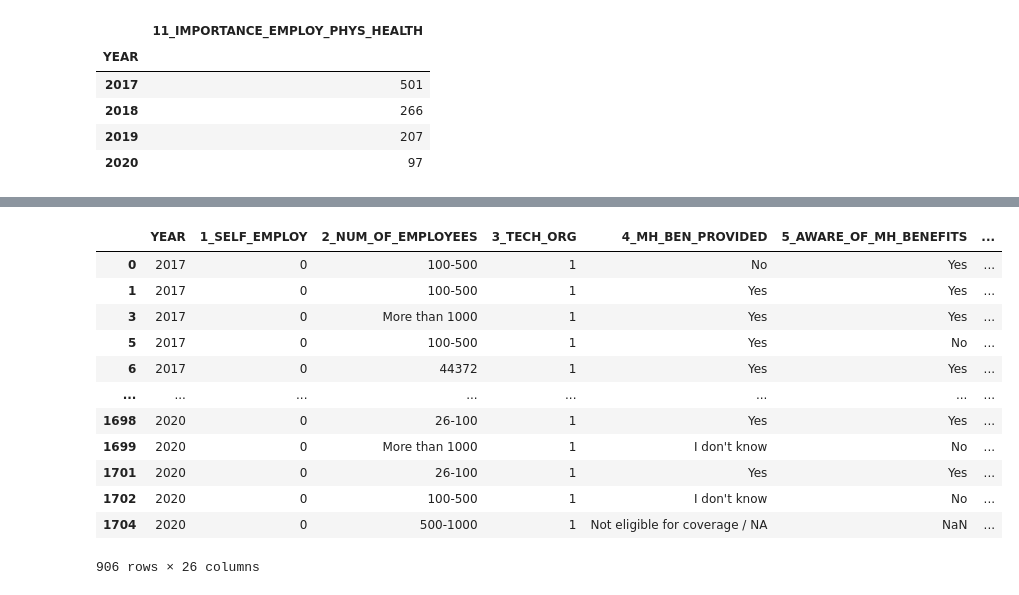
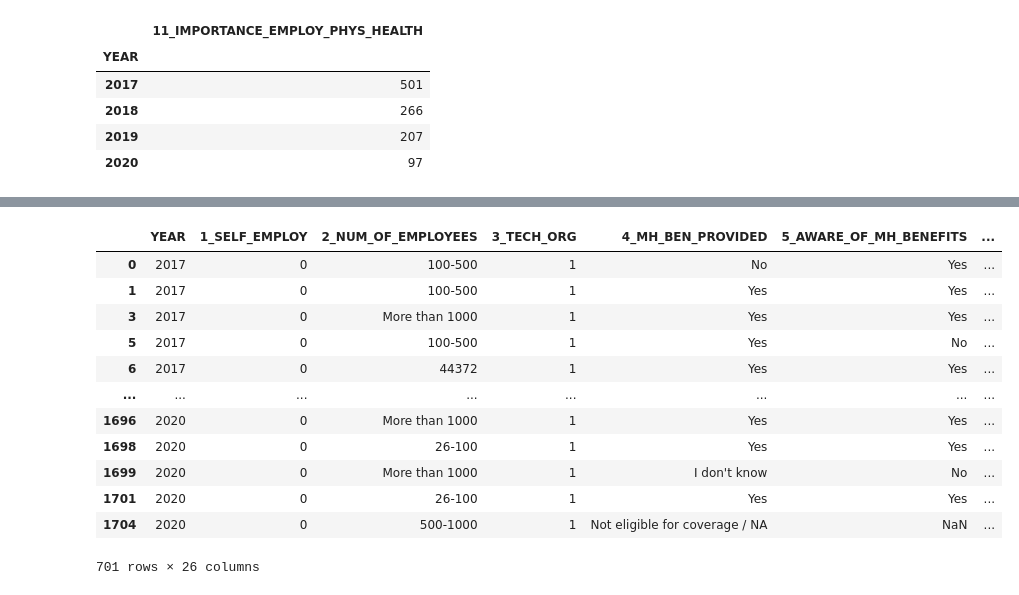
Before and after one commit to bennetyousuf/ProjectOne-MentalHealthinTech, a Jupyter notebook: Working_Notebooks/Mental Health in Tech Data Cleanup - TBG.ipynb, the cells around one changed output, grey strips where cells are left out. Saved outputs shown, nothing was run; the diff lists cells and outputs as text; code cells hidden in the pictures.

```diff
--- a/Working_Notebooks/Mental Health in Tech Data Cleanup - TBG.ipynb
+++ b/Working_Notebooks/Mental Health in Tech Data Cleanup - TBG.ipynb
@@ -116,22 +135,22 @@ importance_mental_value.head(10)
 #importance_mental_total
 # %%
 # Create DF with Question 11 values >5
-importance_physical_value = tech_mental_health.loc[tech_mental_health["11_IMPORTANCE_EMPLOY_PHYS_HEALTH"] >= 5 ]
+importance_physical_value = tech_mental_health.loc[tech_mental_health["11_IMPORTANCE_EMPLOY_PHYS_HEALTH"] >= 6 ]
 importance_physical_value
 # %% [output]
 |  | YEAR | 1_SELF_EMPLOY | 2_NUM_OF_EMPLOYEES | 3_TECH_ORG | 4_MH_BEN_PROVIDED | 5_AWARE_OF_MH_BENEFITS | ... |
 | 0 | 2017 | 0 | 100-500 | 1 | No | Yes | ... |
 | 1 | 2017 | 0 | 100-500 | 1 | Yes | Yes | ... |
 | 3 | 2017 | 0 | More than 1000 | 1 | Yes | Yes | ... |
 | 5 | 2017 | 0 | 100-500 | 1 | Yes | No | ... |
 | 6 | 2017 | 0 | 44372 | 1 | Yes | Yes | ... |
 | ... | ... | ... | ... | ... | ... | ... | ... |
+| 1696 | 2020 | 0 | More than 1000 | 1 | Yes | Yes | ... |
 | 1698 | 2020 | 0 | 26-100 | 1 | Yes | Yes | ... |
 | 1699 | 2020 | 0 | More than 1000 | 1 | I don't know | No | ... |
 | 1701 | 2020 | 0 | 26-100 | 1 | Yes | Yes | ... |
-| 1702 | 2020 | 0 | 100-500 | 1 | I don't know | No | ... |
 | 1704 | 2020 | 0 | 500-1000 | 1 | Not eligible for coverage / NA | NaN | ... |
-906 rows × 26 columns
+701 rows × 26 columns
 # %%
 #Create DF of count of MENTAL health values for chart
 importance_mental_by_year = pd.DataFrame(importance_mental_value.groupby('YEAR')['12_IMPORTANCE_EMPLOY_MENTAL_HEALTH'].count())
```
Also changed, not shown: parts of 10 cells of this notebook, 1 other file.
